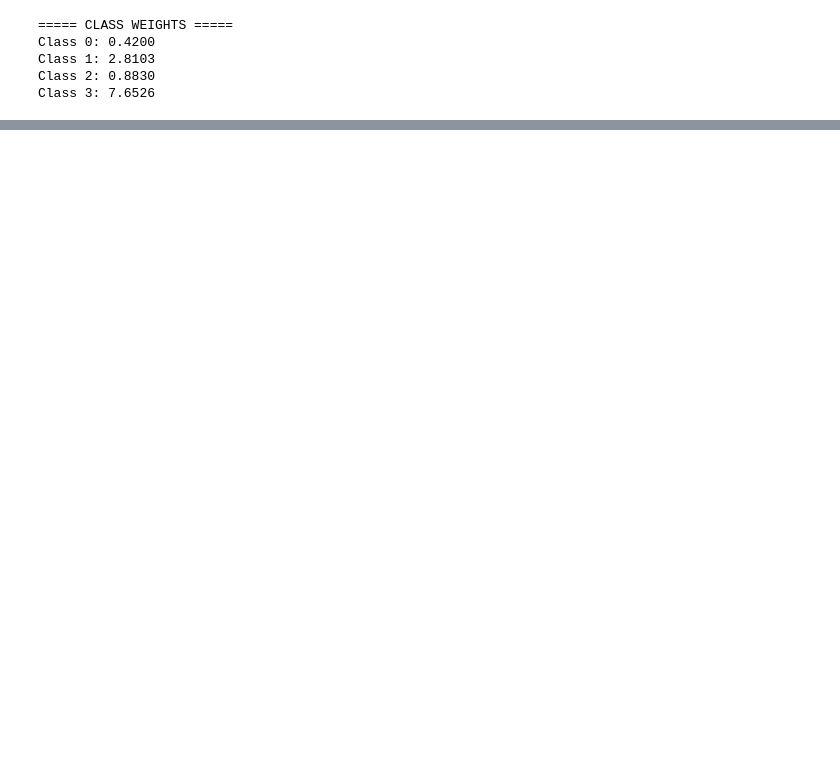
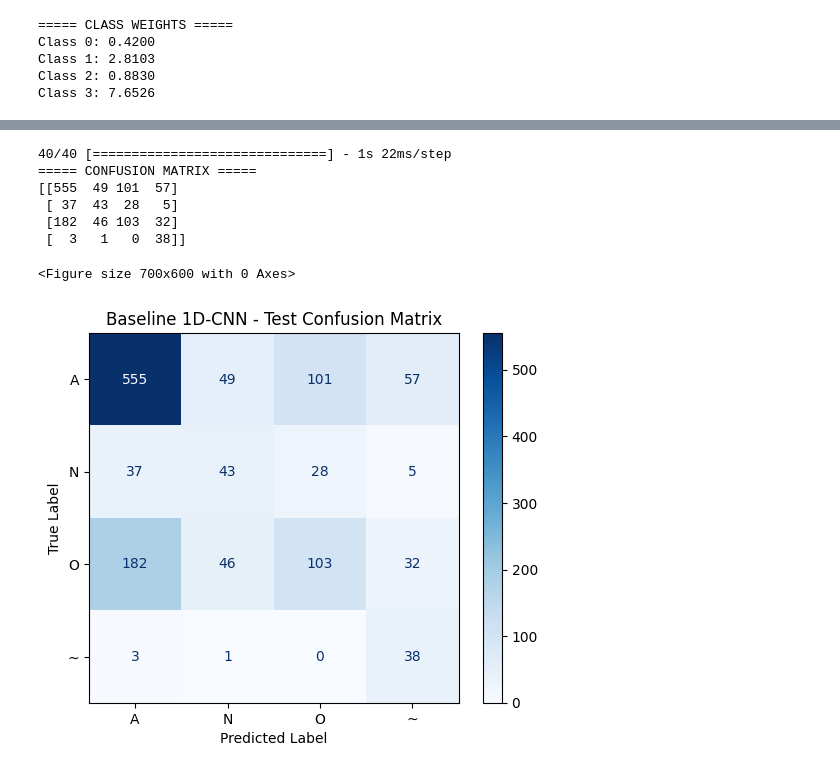
Before and after one commit to aghazadeh-ahn/Single_Lead_ECG_AF_Classification, a Jupyter notebook: 01_baseline_1D_CNN/01_baseline_1D_CNN.ipynb, the cells around one changed output, grey strips where cells are left out. Cells and saved outputs as stored; diff of their text form; code cells hidden in the pictures; blank space fills up the shorter version.

```diff
--- a/01_baseline_1D_CNN/01_baseline_1D_CNN.ipynb
+++ b/01_baseline_1D_CNN/01_baseline_1D_CNN.ipynb
@@ -346,0 +233,43 @@ Epoch 21: early stopping
+# %%
+from sklearn.metrics import (
+    confusion_matrix,
+    classification_report,
+    ConfusionMatrixDisplay
+)
+import matplotlib.pyplot as plt
+import numpy as np
+
+y_pred_prob = model.predict(X_test, verbose=1)
+y_pred = np.argmax(y_pred_prob, axis=1)
+
+# Confusion Matrix
+cm = confusion_matrix(y_test, y_pred)
+
+print("===== CONFUSION MATRIX =====")
+print(cm)
+# %% [output]
+40/40 [==============================] - 1s 22ms/step
+===== CONFUSION MATRIX =====
+[[555  49 101  57]
+ [ 37  43  28   5]
+ [182  46 103  32]
+ [  3   1   0  38]]
+# %%
+class_names = ["A", "N", "O", "~"]
+
+plt.figure(figsize=(7, 6))
+
+disp = ConfusionMatrixDisplay(
+    confusion_matrix=cm,
+    display_labels=class_names
+)
+
+disp.plot(cmap="Blues", values_format="d")
+
+plt.title("Baseline 1D-CNN - Test Confusion Matrix")
+plt.xlabel("Predicted Label")
+plt.ylabel("True Label")
+plt.show()
+# %% [output]
+<Figure size 700x600 with 0 Axes>
+[figure, added]
```
Also changed, not shown: parts of 31 cells of this notebook, 2 other files.
